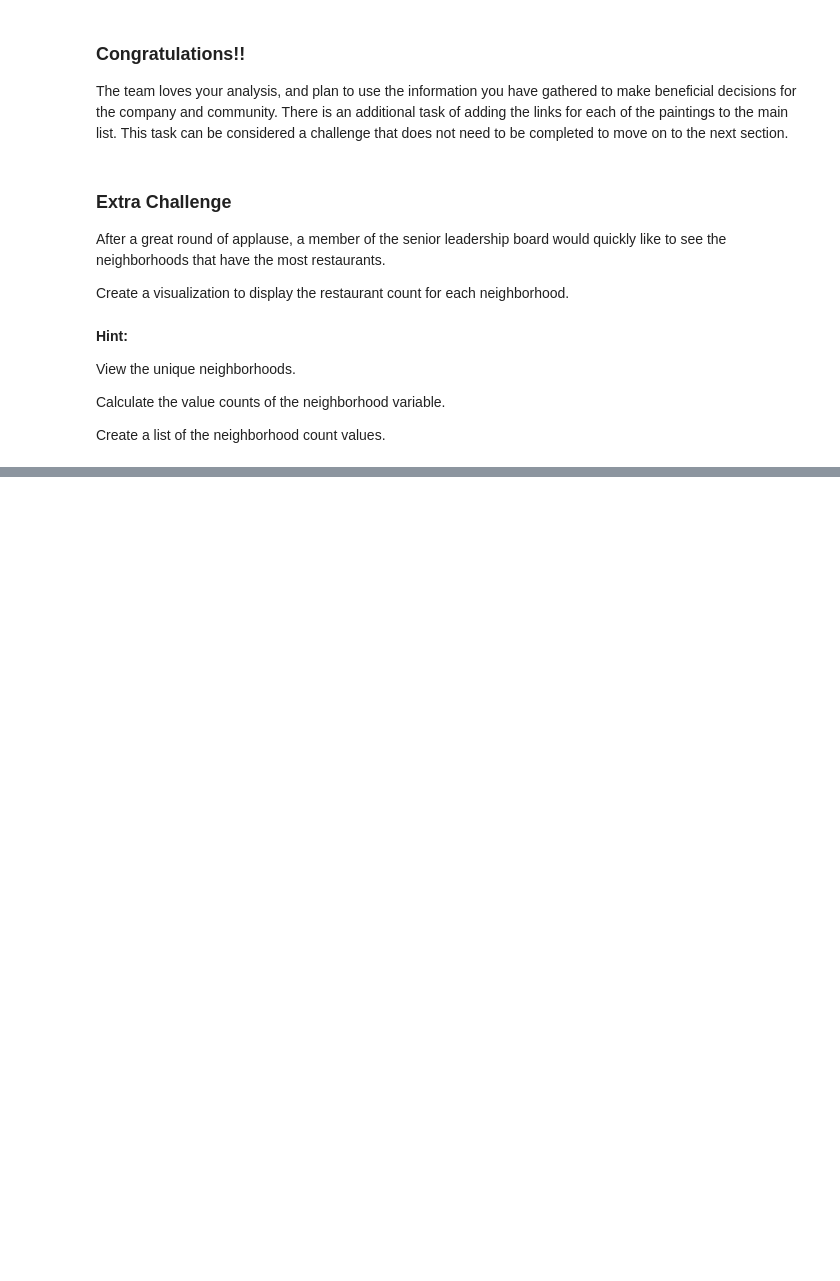
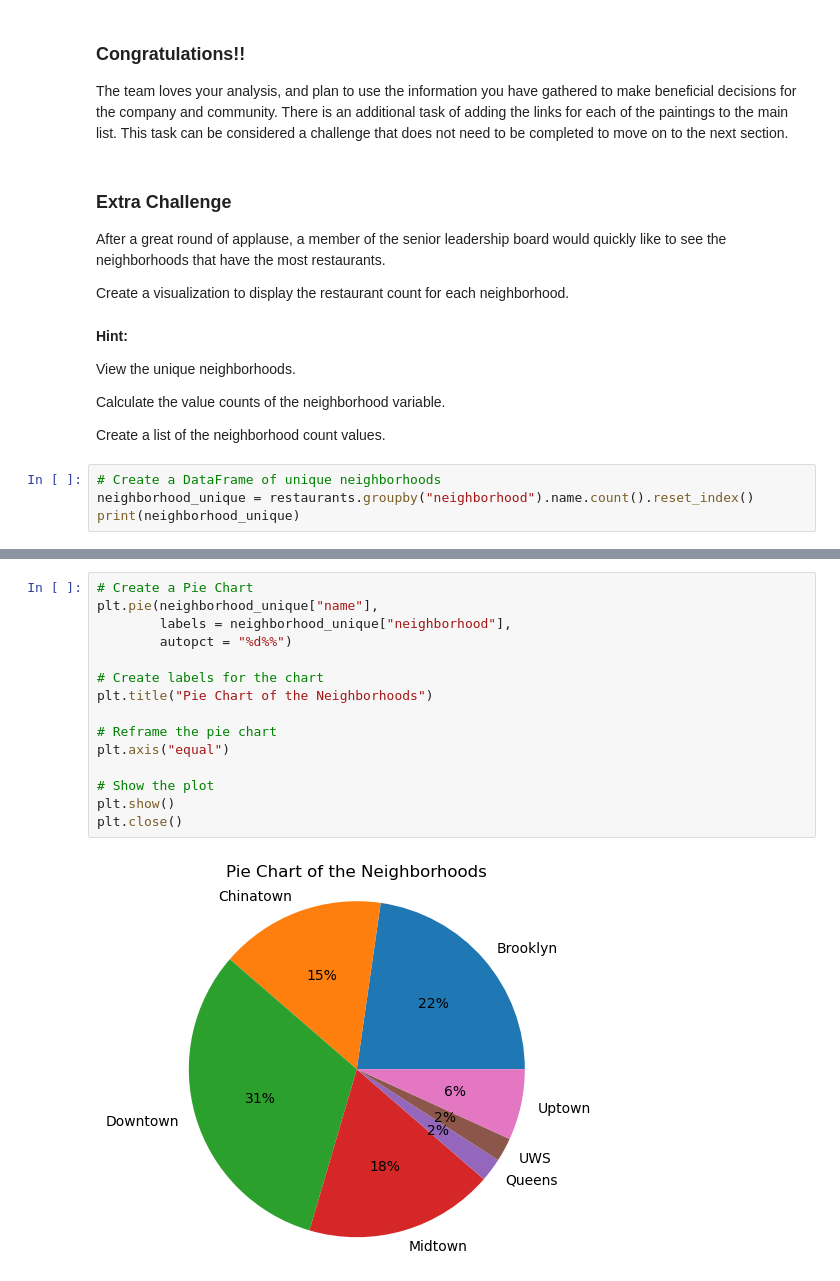
Before and after one commit to thejjserg/foodwheel, a Jupyter notebook: foodwheel_project.ipynb, the cells around one changed output, grey strips where cells are left out. Drawn from its saved outputs; the diff is of its cells as text; blank space fills up the shorter version.

```diff
--- a/foodwheel_project.ipynb
+++ b/foodwheel_project.ipynb
@@ -303,3 +305,7 @@ View the unique neighborhoods.
 Calculate the value counts of the neighborhood variable.
 
 Create a list of the neighborhood count values.
+# %%
+# Create a DataFrame of unique neighborhoods
+neighborhood_unique = restaurants.groupby("neighborhood").name.count().reset_index()
+print(neighborhood_unique)
@@ -305,0 +321,17 @@ Create a list of the neighborhood count values.
+# %%
+# Create a Pie Chart
+plt.pie(neighborhood_unique["name"],
+        labels = neighborhood_unique["neighborhood"],
+        autopct = "%d%%")
+
+# Create labels for the chart
+plt.title("Pie Chart of the Neighborhoods")
+
+# Reframe the pie chart
+plt.axis("equal")
+
+# Show the plot
+plt.show()
+plt.close()
+# %% [output]
+[figure, added]
```
Also changed, not shown: parts of 3 cells of this notebook.
